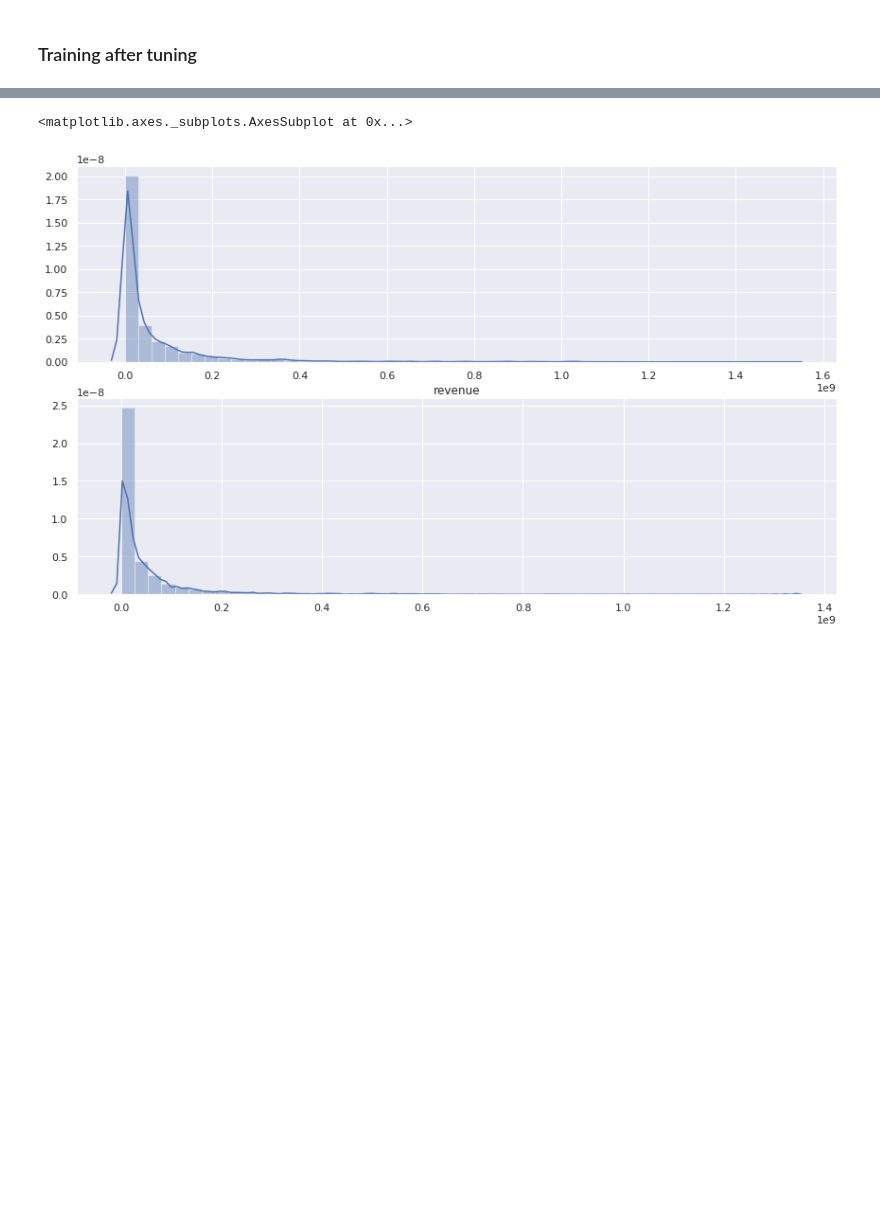
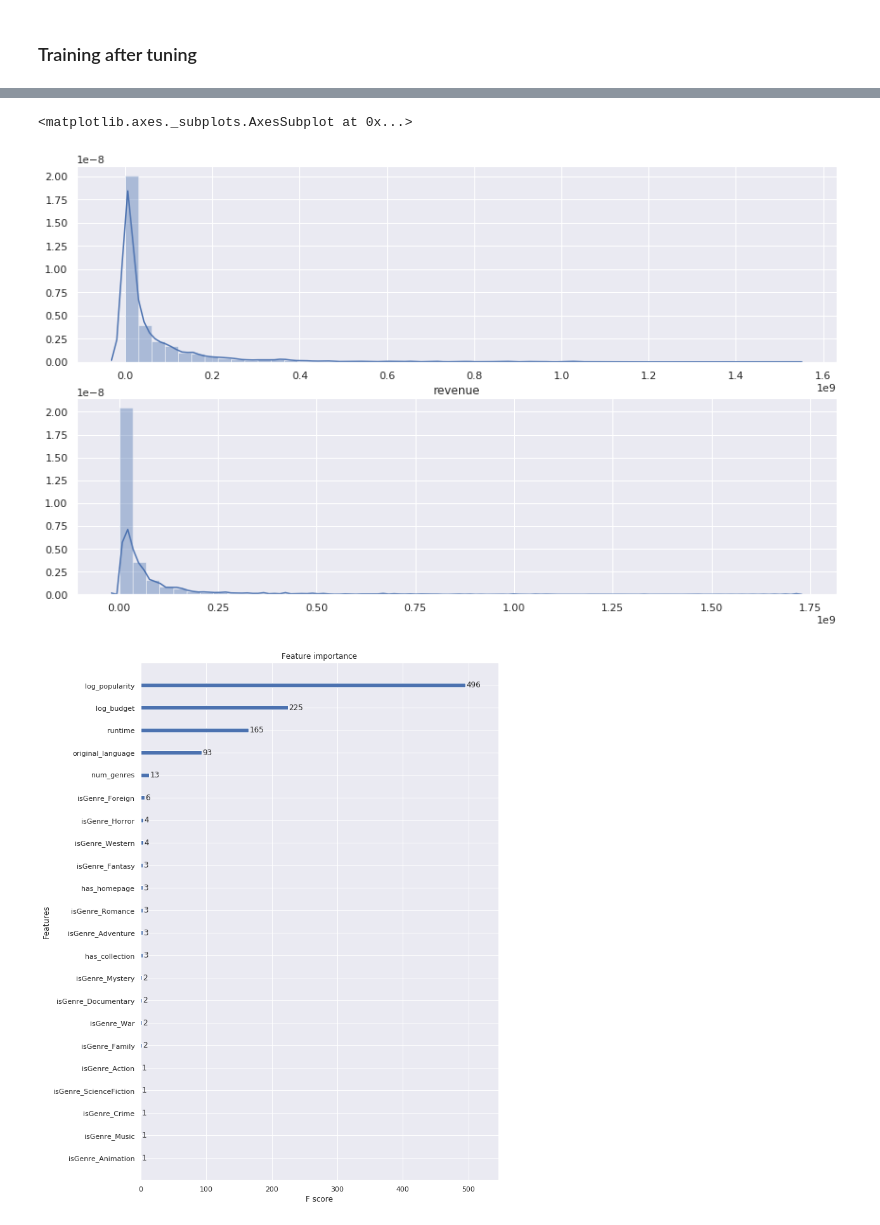
Before and after one commit to praxitelisk/TMDB-Box-Office-Prediction, a Jupyter notebook: TMDB Box Office Prediction EDA + ML.ipynb, the cells around one changed output, grey strips where cells are left out. Saved outputs shown, nothing was run; the diff lists cells and outputs as text; code cells hidden in the pictures; blank space fills up the shorter version.

```diff
--- a/TMDB Box Office Prediction EDA + ML.ipynb
+++ b/TMDB Box Office Prediction EDA + ML.ipynb
@@ -151,8 +153,9 @@ genres_df.plot.bar()
 # %% [markdown]
 #### Number of Genres
 # %%
-sns.set(rc={'figure.figsize':(12,8)})
+sns.set(rc={'figure.figsize':(9,8)})
 train_df['num_genres'] = train_df['genres_processed'].apply(lambda x: len(x) if x != {} else 0)
+test_df['num_genres'] = test_df['genres_processed'].apply(lambda x: len(x) if x != {} else 0)
 train_df['num_genres'].value_counts().plot.bar()
 # %% [output]
 <matplotlib.axes._subplots.AxesSubplot at 0x...>
@@ -276,0 +282,14 @@ test_df["log_runtime"] = np.log1p(test_df.runtime)
+# %%
+sns.set(rc={'figure.figsize':(13,14)})
+
+# Compute the correlation matrix
+corr = train_df[["revenue", "budget", "popularity", "runtime"]].corr()
+
+# Generate a mask for the upper triangle
+mask = np.zeros_like(corr, dtype=np.bool)
+mask[np.triu_indices_from(mask)] = True
+
+sns.heatmap(corr, mask=mask,
+            annot=True,
+            #fmt=".2f",
+            cmap='coolwarm')
@@ -377,14 +403,10 @@ Index(['id', 'belongs_to_collection', 'budget', 'genres', 'homepage',
        'has_collection', 'has_homepage', 'num_of_genres'],
       dtype='object')
 # %%
-y = train_df['log_revenue']
-
-columns_for_training = ["log_budget", "log_popularity", "runtime", "has_collection", "has_homepage", 'isGenre_Action',
+columns_for_training = ["log_budget", "log_popularity", "runtime", "num_genres", "has_collection", "has_homepage", "original_language", 'isGenre_Action',
        'isGenre_Romance', 'isGenre_Crime', 'isGenre_Adventure',
        'isGenre_Horror', 'isGenre_ScienceFiction', 'isGenre_Family',
        'isGenre_Fantasy', 'isGenre_Mystery', 'isGenre_Animation',
        'isGenre_History', 'isGenre_War', 'isGenre_Music',
        'isGenre_Documentary', 'isGenre_Western', 'isGenre_Foreign',
        'isGenre_TVMovie']
-
-X = train_df[columns_for_training]
@@ -390,0 +415,11 @@ X = train_df[columns_for_training]
+# %%
+from sklearn.preprocessing import LabelEncoder
+
+for col in ["original_language"]:
+    le=LabelEncoder()
+    le.fit(list(train_df[col].fillna('')) + list(test_df[col].fillna('')))
+    train_df[col] = le.transform(train_df[col].fillna('').astype(str))
+    test_df[col] = le.transform(test_df[col].fillna('').astype(str))
+
+
+gc.collect();
@@ -640,6 +689,8 @@ f.tight_layout()
 sns.set(rc={'figure.figsize':(9,14)})
 sns.distplot(train_df.revenue, ax=ax[0])
 sns.distplot(predictions_test_tuned, ax=ax[1])
+
+xgb.plot_importance(clf_stra_tuned_xgb)
 # %% [output]
 Fold: 0
 
@@ -661,5 +712,6 @@ OOF Out-of-fold rmse: 2.1438722663708747
 <matplotlib.axes._subplots.AxesSubplot at 0x...>
-[figure, old version]
+[figure, new version]
+[figure, added]
 # %%
 gc.collect();
 submission = pd.read_csv('../input/sample_submission.csv')
```
Also changed, not shown: parts of 18 cells of this notebook.
